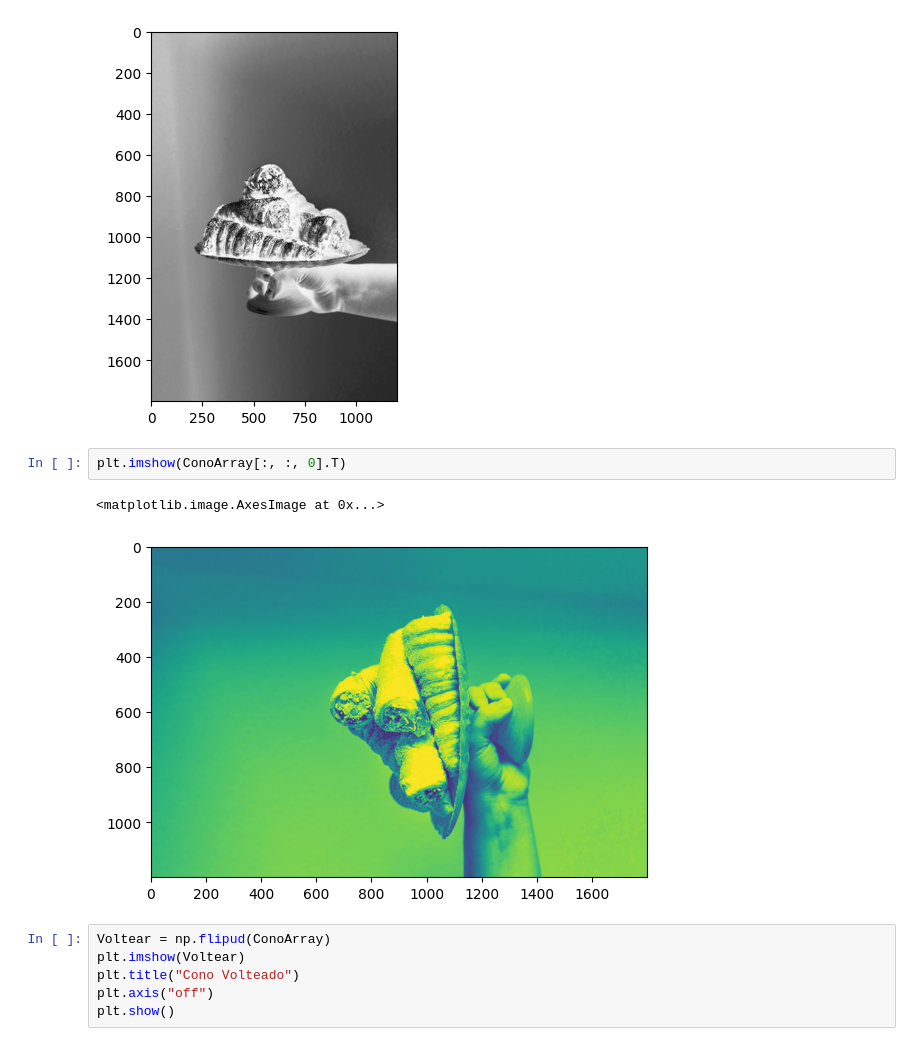
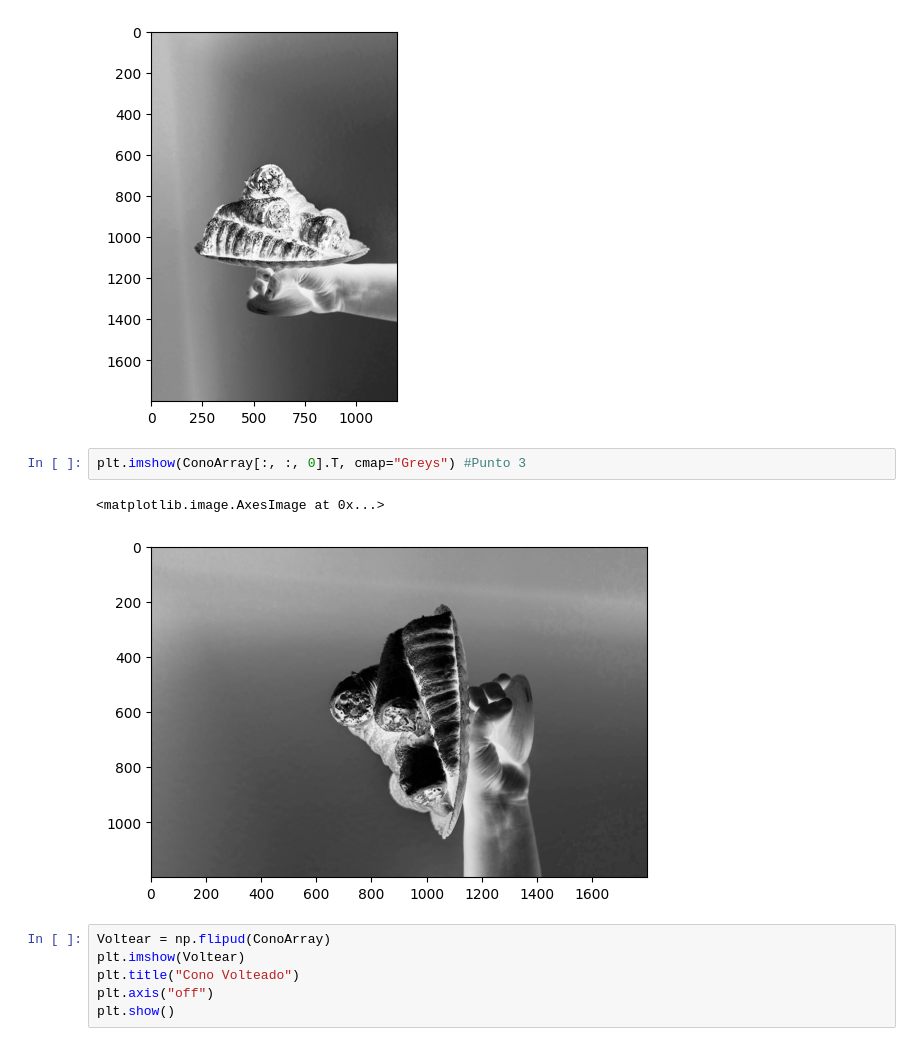
Before and after one commit to Twoeme/Prueba2, a Jupyter notebook: Numpy_Class/clase_numpy_notebook.ipynb, the cells around one changed output. Cells and saved outputs as stored; diff of their text form.

Commit message:
puntos explicados

```diff
--- a/Numpy_Class/clase_numpy_notebook.ipynb
+++ b/Numpy_Class/clase_numpy_notebook.ipynb
@@ -175,10 +175,10 @@ plt.imshow(blue, cmap="Greys")
 <matplotlib.image.AxesImage at 0x...>
 [figure]
 # %%
-plt.imshow(ConoArray[:, :, 0].T)
+plt.imshow(ConoArray[:, :, 0].T, cmap="Greys") #Punto 3
 # %% [output]
 <matplotlib.image.AxesImage at 0x...>
-[figure, old version]
+[figure, new version]
 # %%
 Voltear = np.flipud(ConoArray)
 plt.imshow(Voltear)
```
Also changed, not shown: parts of 5 cells of this notebook.
